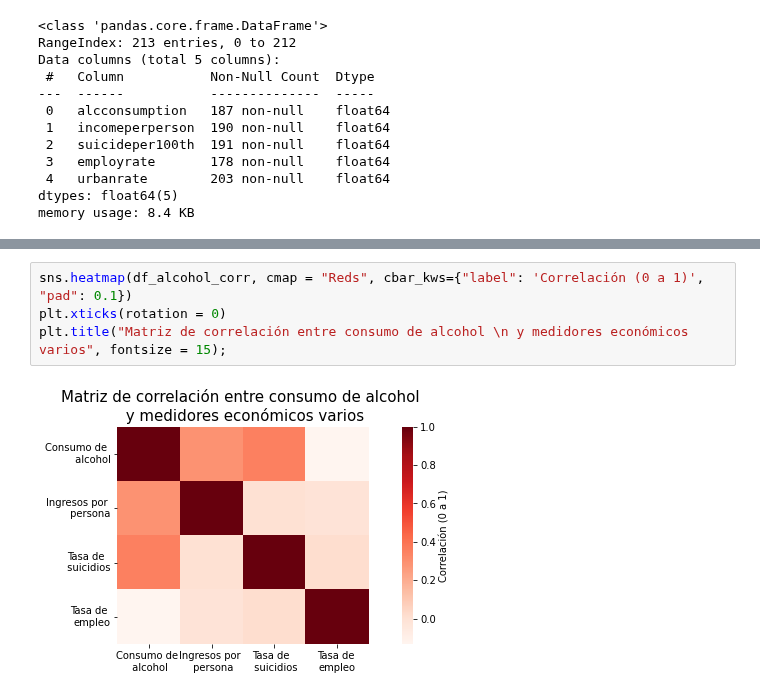
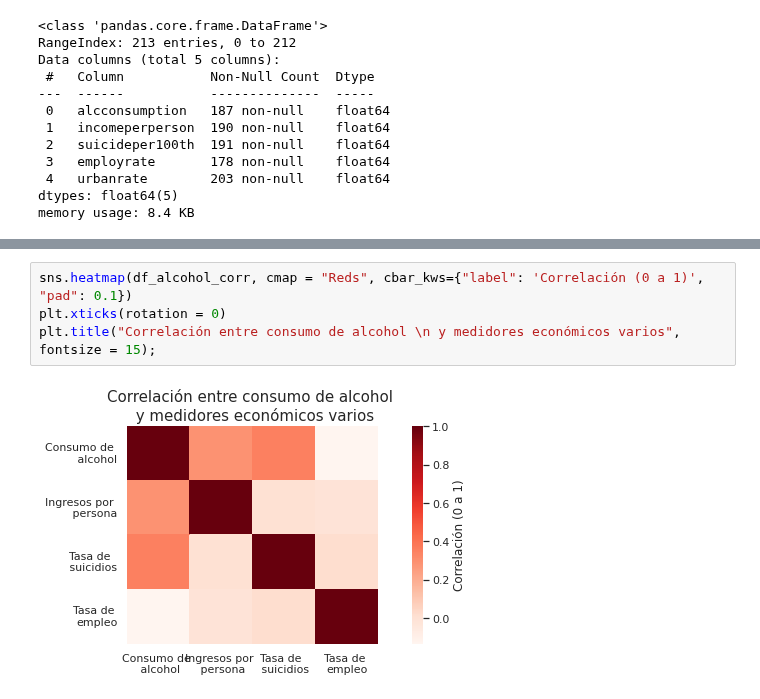
Before and after one commit to Nacho2904/orga_de_datos, a Jupyter notebook: tp_1.ipynb, the cells around one changed output, grey strips where cells are left out. Cells and saved outputs as stored; diff of their text form.

```diff
--- a/tp_1.ipynb
+++ b/tp_1.ipynb
@@ -1576,9 +1578,9 @@ df_alcohol_corr
 # %%
 sns.heatmap(df_alcohol_corr, cmap = "Reds", cbar_kws={"label": 'Correlación (0 a 1)', "pad": 0.1})
 plt.xticks(rotation = 0)
-plt.title("Matriz de correlación entre consumo de alcohol \n y medidores económicos varios", fontsize = 15);
+plt.title("Correlación entre consumo de alcohol \n y medidores económicos varios", fontsize = 15);
 # %% [output]
-[figure, old version]
+[figure, new version]
 # %%
 cm = plt.cm.get_cmap('Reds')
 plt.figure(figsize = (8,5))
```
Also changed, not shown: parts of 2 cells of this notebook.
